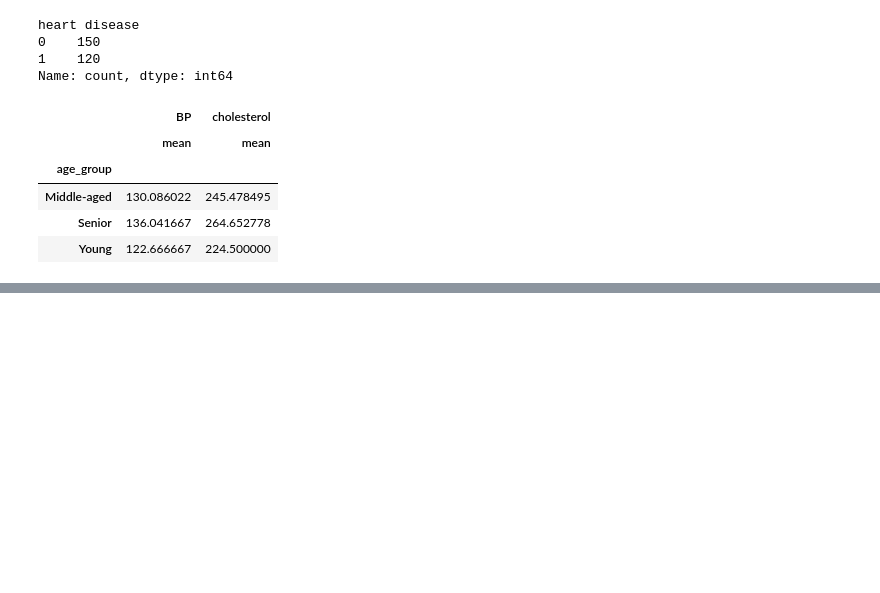
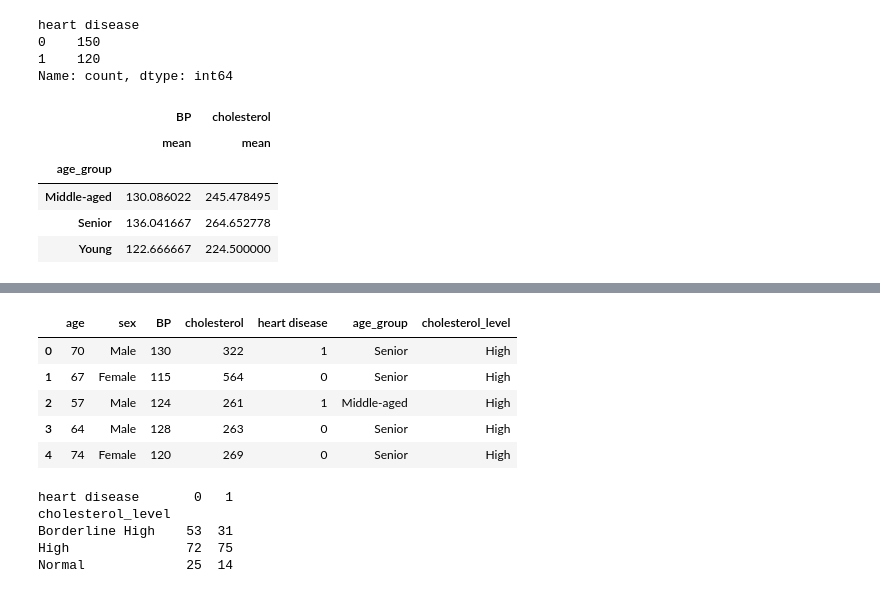
Before and after one commit to divyakhandelwal2211/regex-python-libraries, a Jupyter notebook: heart_v2.ipynb, the cells around one changed output, grey strips where cells are left out. Drawn from its saved outputs; the diff is of its cells as text; code cells hidden in the pictures; blank space fills up the shorter version.

```diff
--- a/heart_v2.ipynb
+++ b/heart_v2.ipynb
@@ -112,0 +211,29 @@ df.groupby('age_group').agg({'BP':['mean'],'cholesterol':['mean']})
+# %%
+def classify_cholesterol(chol):
+    if chol < 200:
+        return 'Normal'
+    elif 200 <= chol <= 239:
+        return 'Borderline High'
+    else:
+        return 'High'
+
+# Apply function to create new column
+df['cholesterol_level'] = df['cholesterol'].apply(classify_cholesterol)
+df.head()
+# %% [output]
+|  | age | sex | BP | cholesterol | heart disease | age_group | cholesterol_level |
+| 0 | 70 | Male | 130 | 322 | 1 | Senior | High |
+| 1 | 67 | Female | 115 | 564 | 0 | Senior | High |
+| 2 | 57 | Male | 124 | 261 | 1 | Middle-aged | High |
+| 3 | 64 | Male | 128 | 263 | 0 | Senior | High |
+| 4 | 74 | Female | 120 | 269 | 0 | Senior | High |
+# %%
+cholesterol_hd_counts = df.groupby(['cholesterol_level', 'heart disease']).size().unstack(fill_value=0)
+
+print(cholesterol_hd_counts)
+# %% [output]
+heart disease       0   1
+cholesterol_level
+Borderline High    53  31
+High               72  75
+Normal             25  14
```
Also changed, not shown: parts of 8 cells of this notebook, 2 other files.
